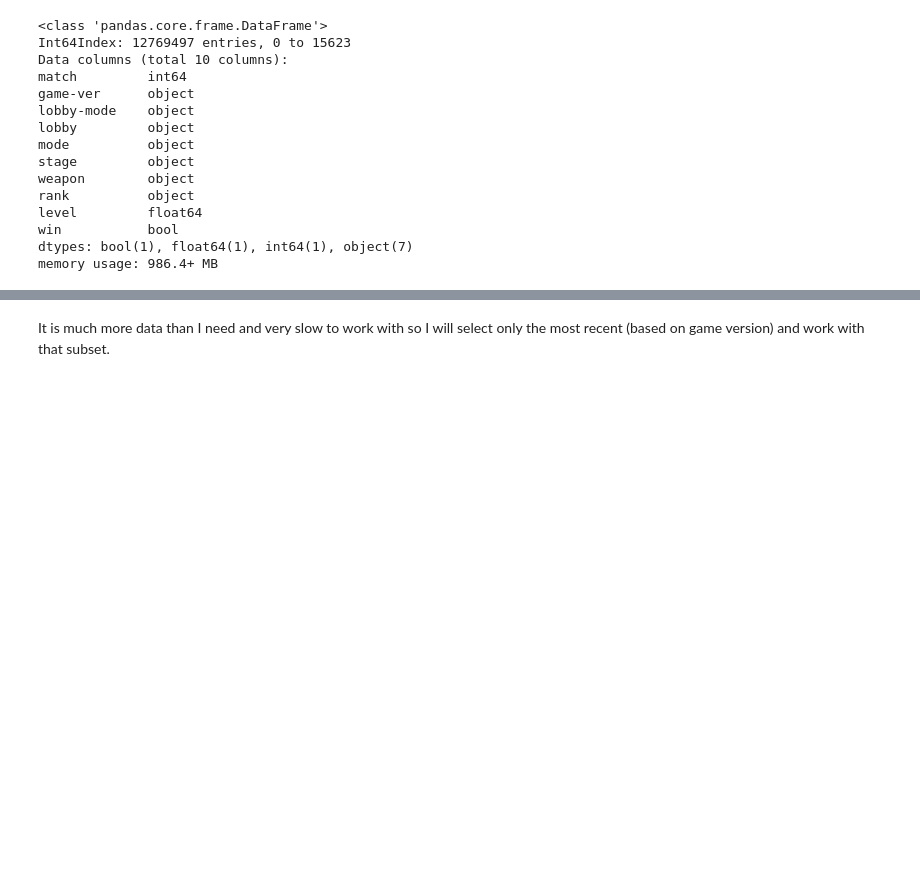
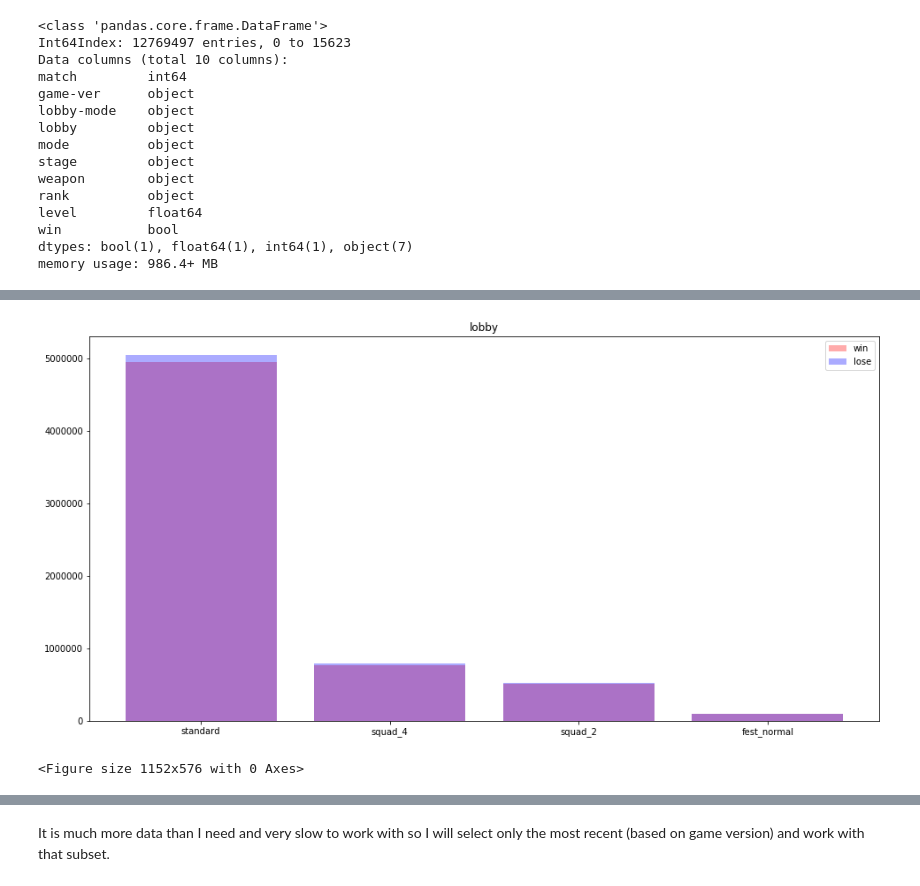
Before and after one commit to Rokushou/Splatoon-2-Meta-Modeling, a Jupyter notebook: Modeling.ipynb, the cells around one changed output, grey strips where cells are left out. Drawn from its saved outputs; the diff is of its cells as text; code cells hidden in the pictures; blank space fills up the shorter version.

```diff
--- a/Modeling.ipynb
+++ b/Modeling.ipynb
@@ -118,0 +133,5 @@ memory usage: 986.4+ MB
+# %%
+bar_plotter('lobby')
+# %% [output]
+[figure, added]
+<Figure size 1152x576 with 0 Axes>
```
Also changed, not shown: parts of 28 cells of this notebook.
